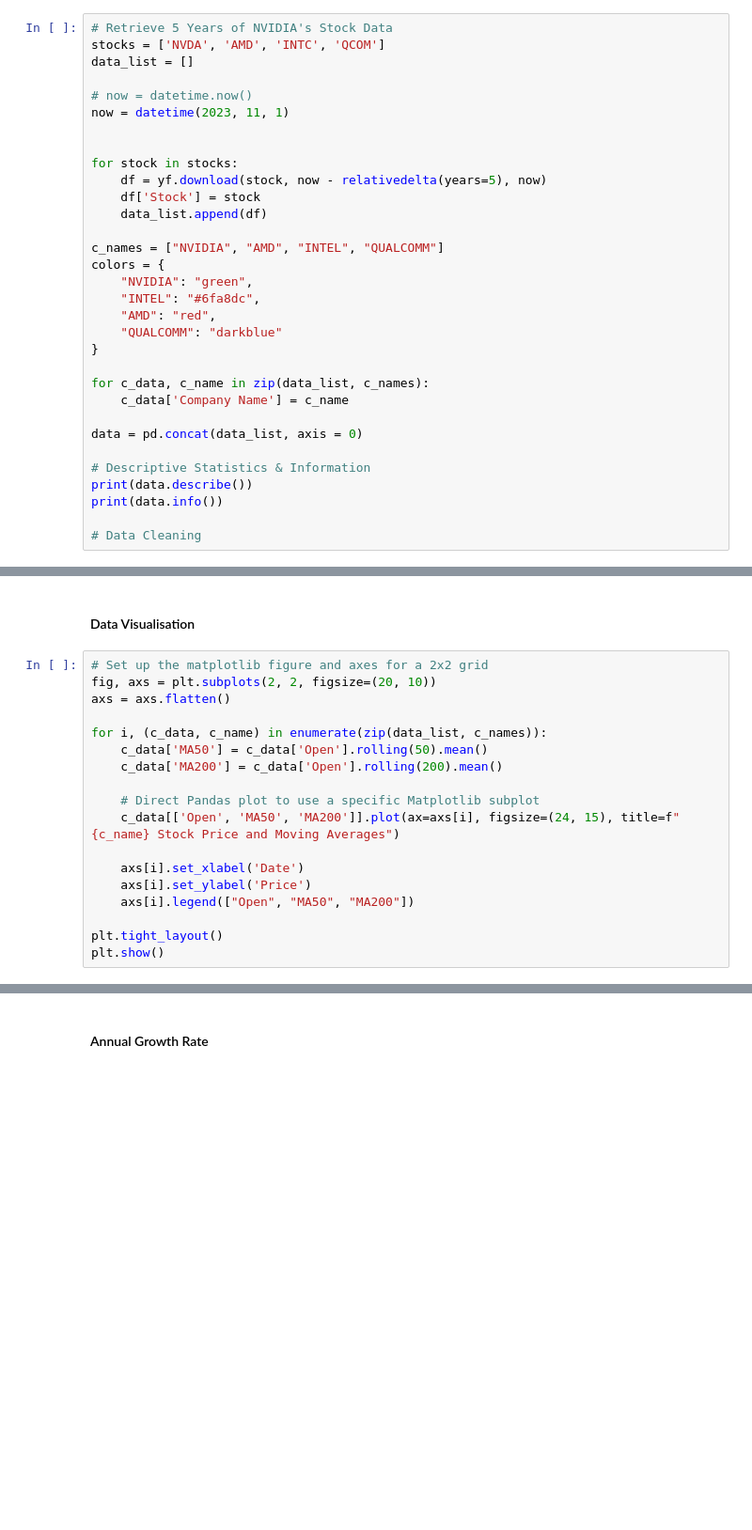
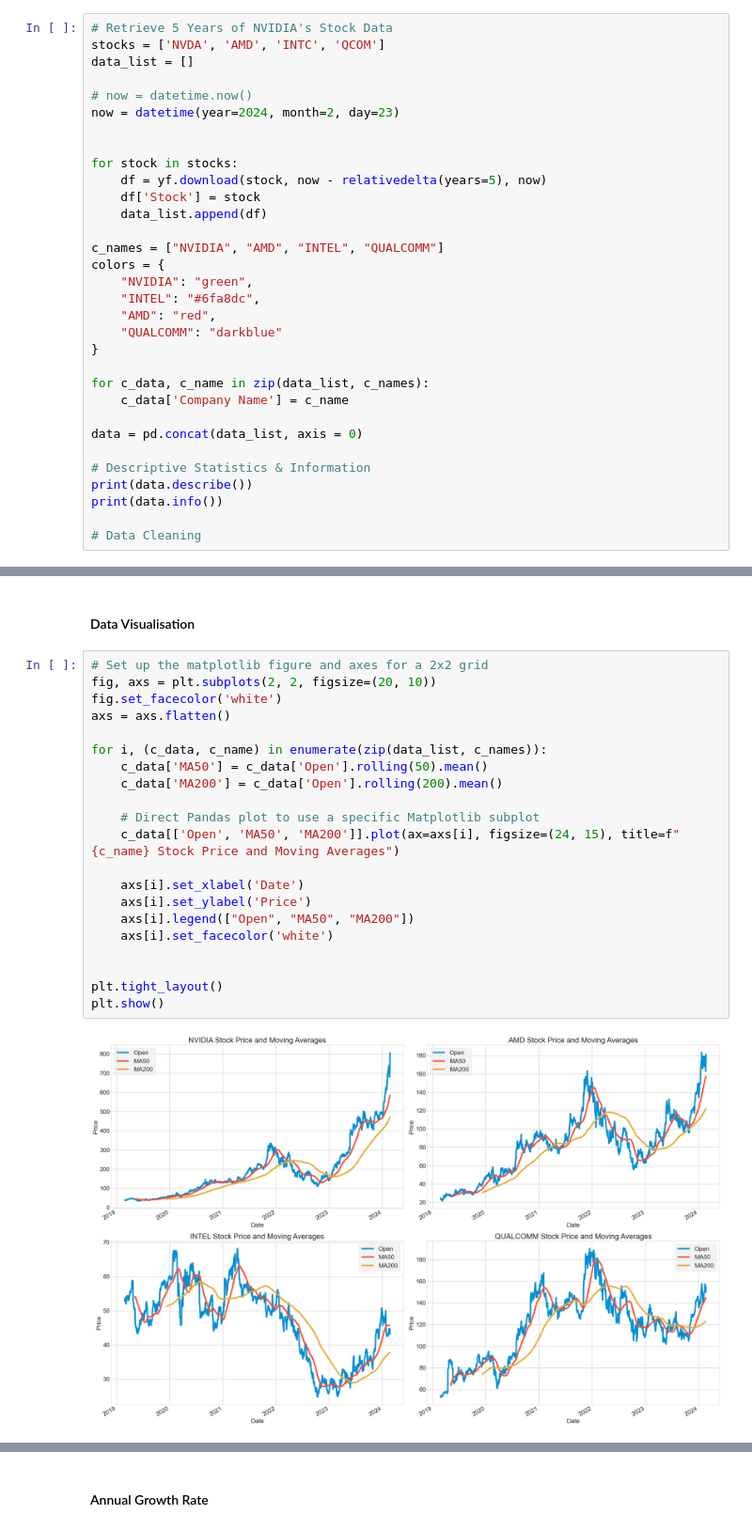
Before and after one commit to dhwanu19/nvidia-stock-price-analysis, a Jupyter notebook: analysis.ipynb, the cells around one changed output, grey strips where cells are left out. Shown at 94% size. Drawn from its saved outputs; the diff is of its cells as text; blank space fills up the shorter version.

Commit message:
fixed date and updated plots

```diff
--- a/analysis.ipynb
+++ b/analysis.ipynb
@@ -48,7 +66,7 @@ stocks = ['NVDA', 'AMD', 'INTC', 'QCOM']
 data_list = []
 
 # now = datetime.now()
-now = datetime(2023, 11, 1)
+now = datetime(year=2024, month=2, day=23)
 
 
 for stock in stocks:
@@ -81,21 +117,26 @@ print(data.info())
 # %%
 # Set up the matplotlib figure and axes for a 2x2 grid
 fig, axs = plt.subplots(2, 2, figsize=(20, 10))
+fig.set_facecolor('white')
 axs = axs.flatten()
 
 for i, (c_data, c_name) in enumerate(zip(data_list, c_names)):
     c_data['MA50'] = c_data['Open'].rolling(50).mean()
     c_data['MA200'] = c_data['Open'].rolling(200).mean()
 
     # Direct Pandas plot to use a specific Matplotlib subplot
     c_data[['Open', 'MA50', 'MA200']].plot(ax=axs[i], figsize=(24, 15), title=f"{c_name} Stock Price and Moving Averages")
 
     axs[i].set_xlabel('Date')
     axs[i].set_ylabel('Price')
     axs[i].legend(["Open", "MA50", "MA200"])
+    axs[i].set_facecolor('white')
+
 
 plt.tight_layout()
 plt.show()
+# %% [output]
+[figure, added]
 # %%
 # Set the figure size and title
 plt.figure(figsize=(24, 15))
```
Also changed, not shown: parts of 14 cells of this notebook.
